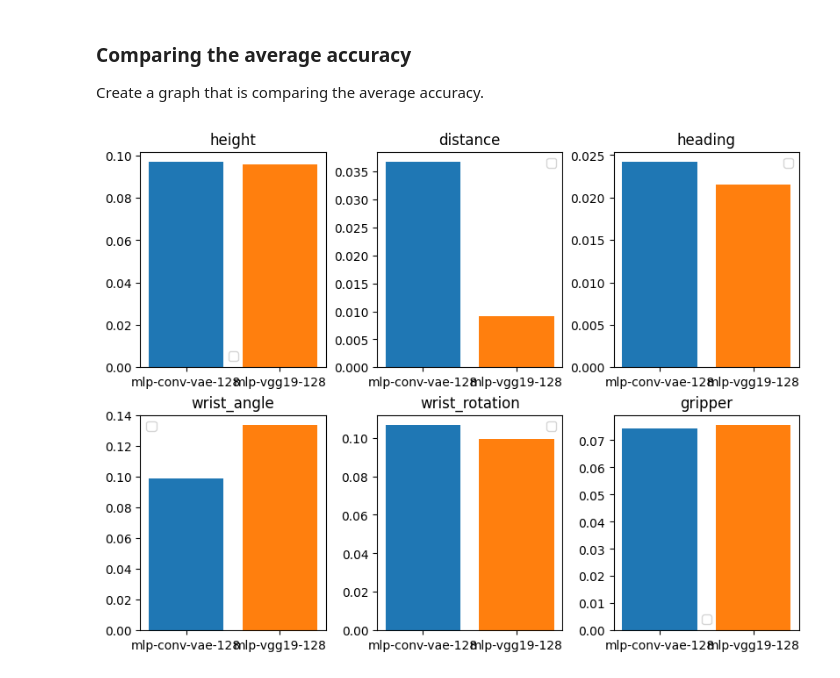
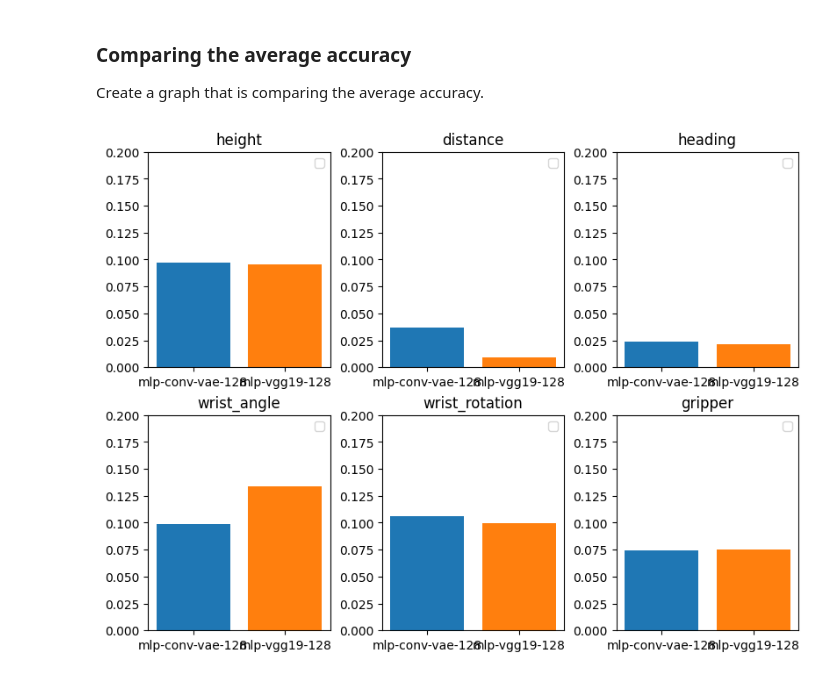
Before and after one commit to Sahara-Sheik/Robotic-Vision, a Jupyter notebook: src/visual_proprioception/Compare_VisualProprioception.ipynb, the cells around one changed output. Saved outputs shown, nothing was run; the diff lists cells and outputs as text; code cells hidden in the pictures.

```diff
--- a/src/visual_proprioception/Compare_VisualProprioception.ipynb
+++ b/src/visual_proprioception/Compare_VisualProprioception.ipynb
@@ -149,19 +149,19 @@ Create a graph that is comparing the average accuracy.
 # %%
 fig, axs = plt.subplots(2,3, constrained_layout=True, figsize=(8, 6))
 
 for i in range(Config()["robot"]["action_space_size"]):
     ax = axs[i//3, i%3]
-    # ax.set_ylim(0, 1.4)
+    ax.set_ylim(0, 0.2)
     # ax.plot(t, y[:,i], label="y")
     for ypred, exp in zip(ypreds,exps):
         ## FIXME: some kind of different plot
         # error = avg(y[:,i], ypred[:,i])
         error = np.mean((y[:,i]- ypred[:,i]) ** 2)
         ax.bar(exp["name"], error)
     ax.legend()
     ax.set_title(titles[i])
 
 graphfilename = pathlib.Path(leadexp["data_dir"], "msecomparison.pdf")
 plt.savefig(graphfilename)
 # %% [output]
-[figure, old version]
+[figure, new version]
```
